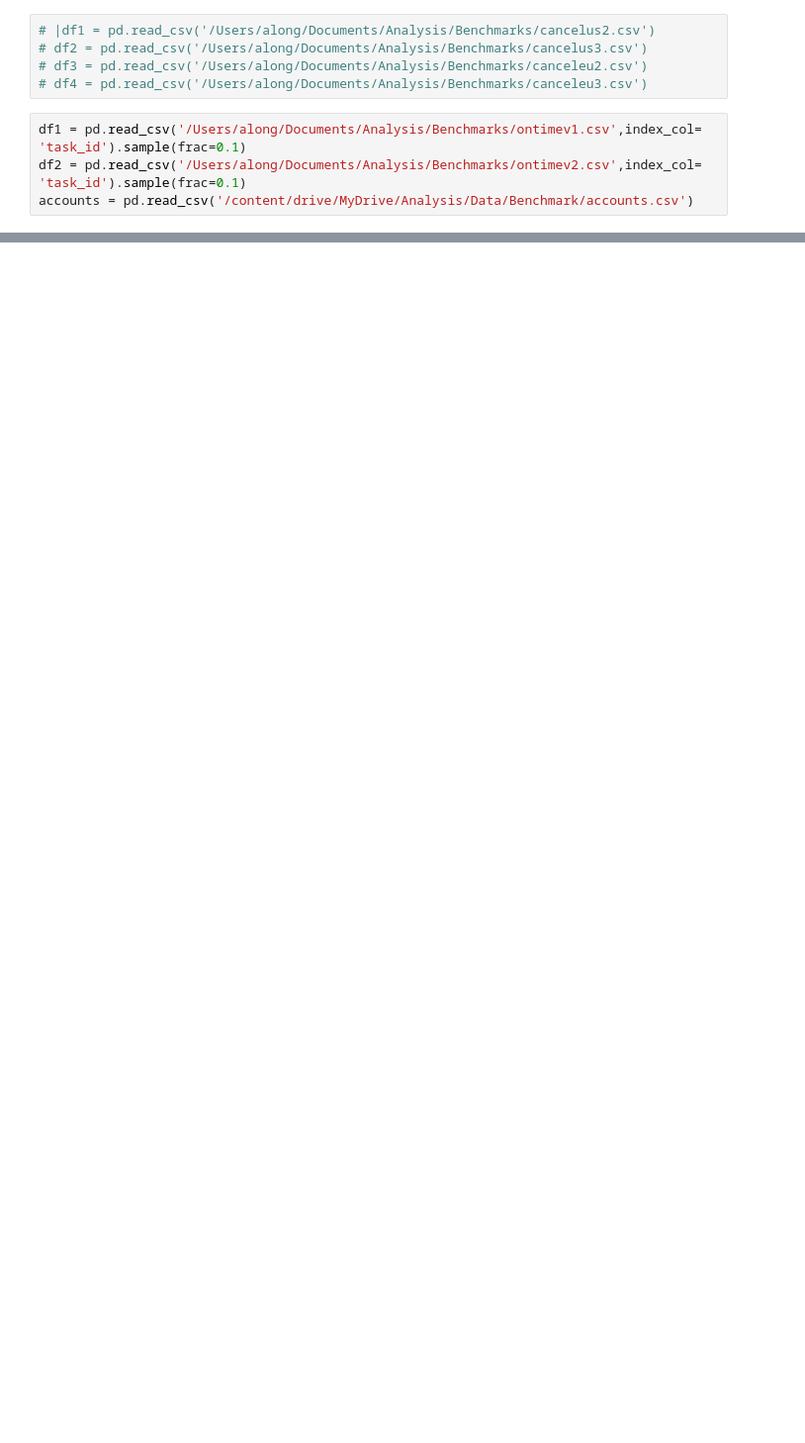
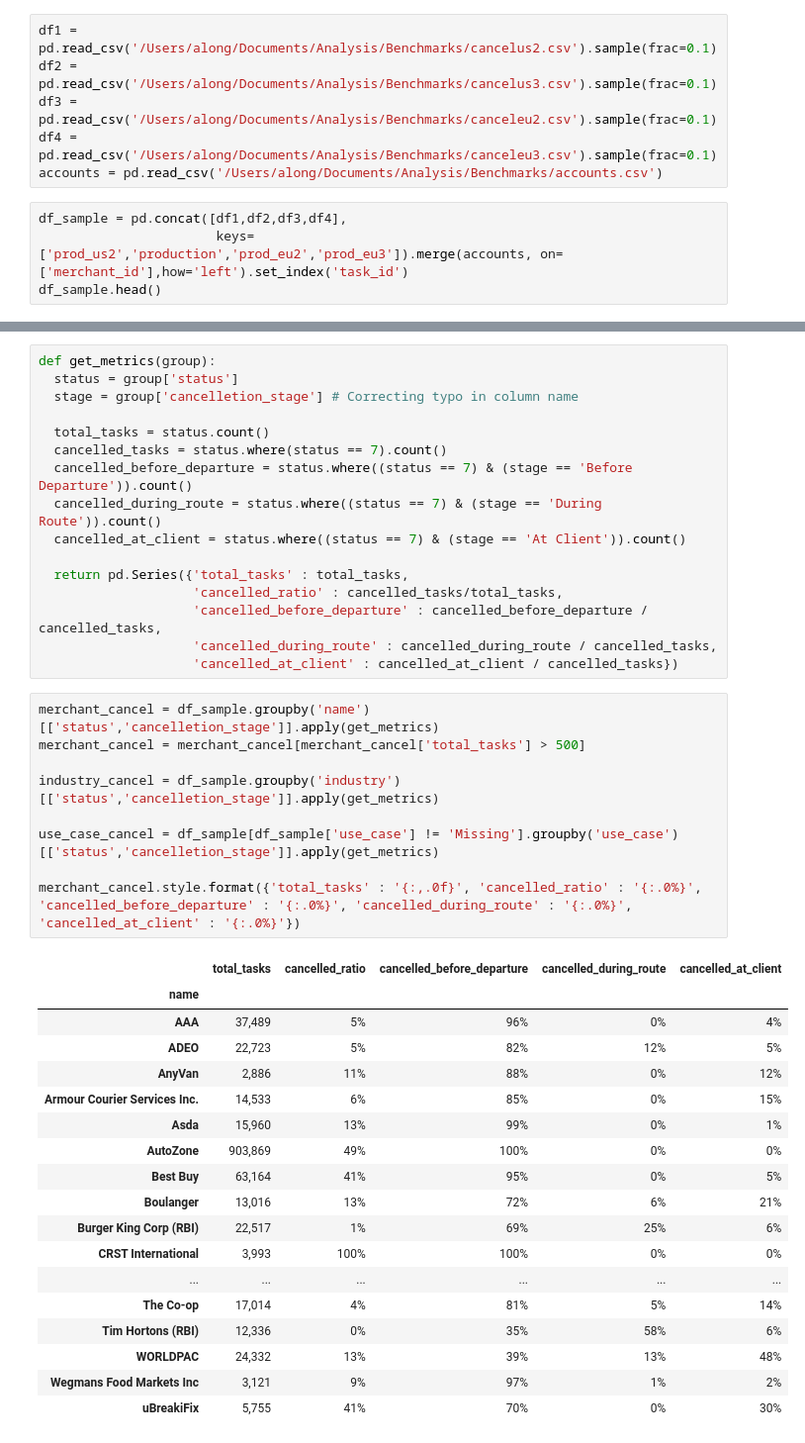
Before and after one commit to Alon-Goren/data-explorations, a Jupyter notebook: Benchmarks/Cancellation_Rate.ipynb, the cells around one changed output, grey strips where cells are left out. Shown: that part at 99% size. Saved outputs shown, nothing was run; the diff lists cells and outputs as text; blank space fills up the shorter version.

```diff
--- a/Benchmarks/Cancellation_Rate.ipynb
+++ b/Benchmarks/Cancellation_Rate.ipynb
@@ -35,9 +45,10 @@ Matplotlib is building the font cache; this may take a moment.
 # %%
-# |df1 = pd.read_csv('/Users/along/Documents/Analysis/Benchmarks/cancelus2.csv')
-# df2 = pd.read_csv('/Users/along/Documents/Analysis/Benchmarks/cancelus3.csv')
-# df3 = pd.read_csv('/Users/along/Documents/Analysis/Benchmarks/canceleu2.csv')
-# df4 = pd.read_csv('/Users/along/Documents/Analysis/Benchmarks/canceleu3.csv')
+df1 = pd.read_csv('/Users/along/Documents/Analysis/Benchmarks/cancelus2.csv').sample(frac=0.1)
+df2 = pd.read_csv('/Users/along/Documents/Analysis/Benchmarks/cancelus3.csv').sample(frac=0.1)
+df3 = pd.read_csv('/Users/along/Documents/Analysis/Benchmarks/canceleu2.csv').sample(frac=0.1)
+df4 = pd.read_csv('/Users/along/Documents/Analysis/Benchmarks/canceleu3.csv').sample(frac=0.1)
+accounts = pd.read_csv('/Users/along/Documents/Analysis/Benchmarks/accounts.csv')
-# %%
-df1 = pd.read_csv('/Users/along/Documents/Analysis/Benchmarks/ontimev1.csv',index_col= 'task_id').sample(frac=0.1)
-df2 = pd.read_csv('/Users/along/Documents/Analysis/Benchmarks/ontimev2.csv',index_col= 'task_id').sample(frac=0.1)
-accounts = pd.read_csv('/content/drive/MyDrive/Analysis/Data/Benchmark/accounts.csv')
+# %%
+df_sample = pd.concat([df1,df2,df3,df4],
+                       keys=['prod_us2','production','prod_eu2','prod_eu3']).merge(accounts, on=['merchant_id'],how='left').set_index('task_id')
+df_sample.head()
@@ -43,0 +63,44 @@ accounts = pd.read_csv('/content/drive/MyDrive/Analysis/Data/Benchmark/accounts.
+# %%
+def get_metrics(group):
+  status = group['status']
+  stage = group['cancelletion_stage'] # Correcting typo in column name
+
+  total_tasks = status.count()
+  cancelled_tasks = status.where(status == 7).count()
+  cancelled_before_departure = status.where((status == 7) & (stage == 'Before Departure')).count()
+  cancelled_during_route = status.where((status == 7) & (stage == 'During Route')).count()
+  cancelled_at_client = status.where((status == 7) & (stage == 'At Client')).count()
+
+  return pd.Series({'total_tasks' : total_tasks,
+                    'cancelled_ratio' : cancelled_tasks/total_tasks,
+                    'cancelled_before_departure' : cancelled_before_departure / cancelled_tasks,
+                    'cancelled_during_route' : cancelled_during_route / cancelled_tasks,
+                    'cancelled_at_client' : cancelled_at_client / cancelled_tasks})
+# %%
+merchant_cancel = df_sample.groupby('name')[['status','cancelletion_stage']].apply(get_metrics)
+merchant_cancel = merchant_cancel[merchant_cancel['total_tasks'] > 500]
+
+industry_cancel = df_sample.groupby('industry')[['status','cancelletion_stage']].apply(get_metrics)
+
+use_case_cancel = df_sample[df_sample['use_case'] != 'Missing'].groupby('use_case')[['status','cancelletion_stage']].apply(get_metrics)
+
+merchant_cancel.style.format({'total_tasks' : '{:,.0f}', 'cancelled_ratio' : '{:.0%}', 'cancelled_before_departure' : '{:.0%}', 'cancelled_during_route' : '{:.0%}', 'cancelled_at_client' : '{:.0%}'})
+# %% [output]
+|  | total_tasks | cancelled_ratio | cancelled_before_departure | cancelled_during_route | cancelled_at_client |
+| name |  |  |  |  |  |
+| AAA | 37,489 | 5% | 96% | 0% | 4% |
+| ADEO | 22,723 | 5% | 82% | 12% | 5% |
+| AnyVan | 2,886 | 11% | 88% | 0% | 12% |
+| Armour Courier Services Inc. | 14,533 | 6% | 85% | 0% | 15% |
+| Asda | 15,960 | 13% | 99% | 0% | 1% |
+| AutoZone | 903,869 | 49% | 100% | 0% | 0% |
+| Best Buy | 63,164 | 41% | 95% | 0% | 5% |
+| Boulanger | 13,016 | 13% | 72% | 6% | 21% |
+| Burger King Corp (RBI) | 22,517 | 1% | 69% | 25% | 6% |
+| CRST International | 3,993 | 100% | 100% | 0% | 0% |
+| ... | ... | ... | ... | ... | ... |
+| The Co-op | 17,014 | 4% | 81% | 5% | 14% |
+| Tim Hortons (RBI) | 12,336 | 0% | 35% | 58% | 6% |
+| WORLDPAC | 24,332 | 13% | 39% | 13% | 48% |
+| Wegmans Food Markets Inc | 3,121 | 9% | 97% | 1% | 2% |
+| uBreakiFix | 5,755 | 41% | 70% | 0% | 30% |
```
Also changed, not shown: parts of 10 cells of this notebook, 1 other file.
